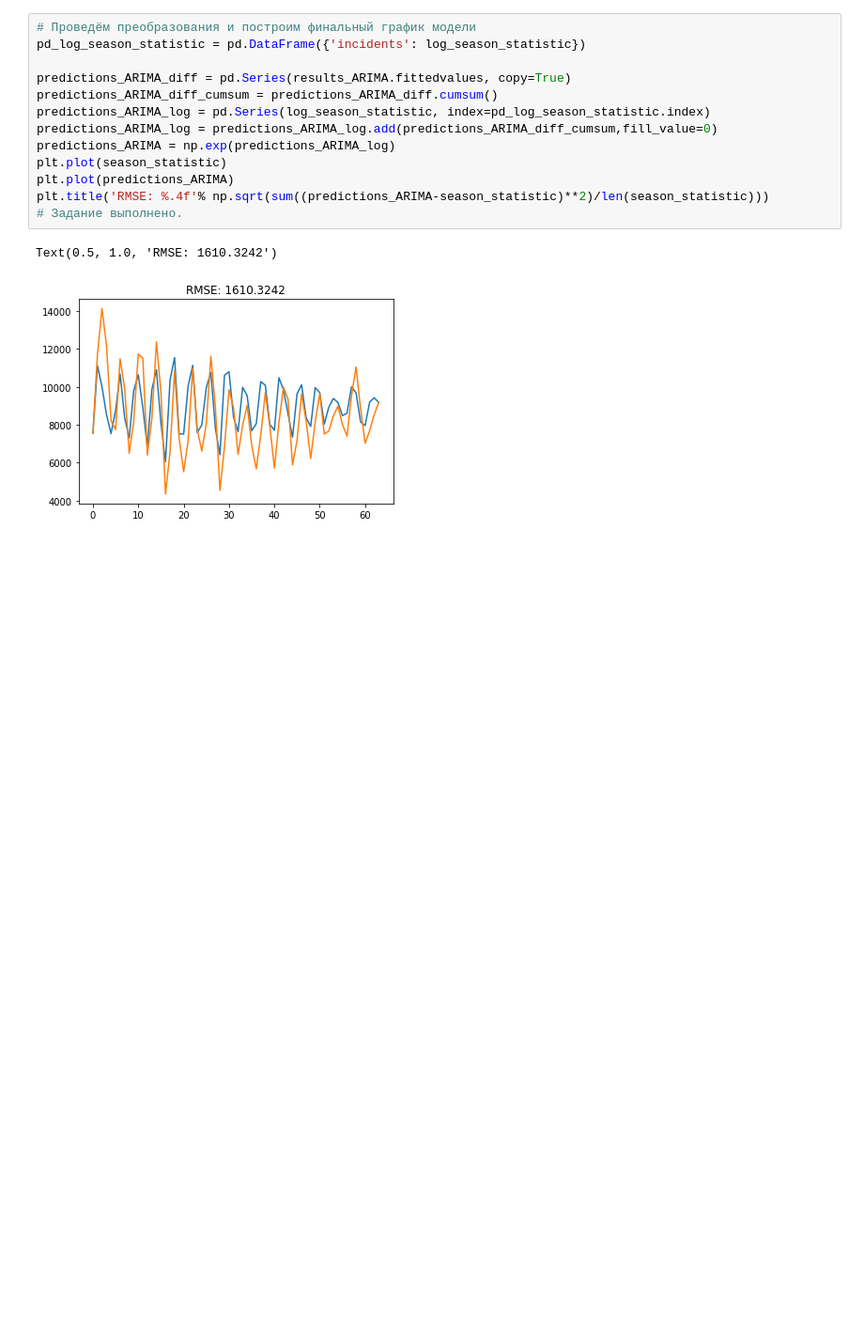
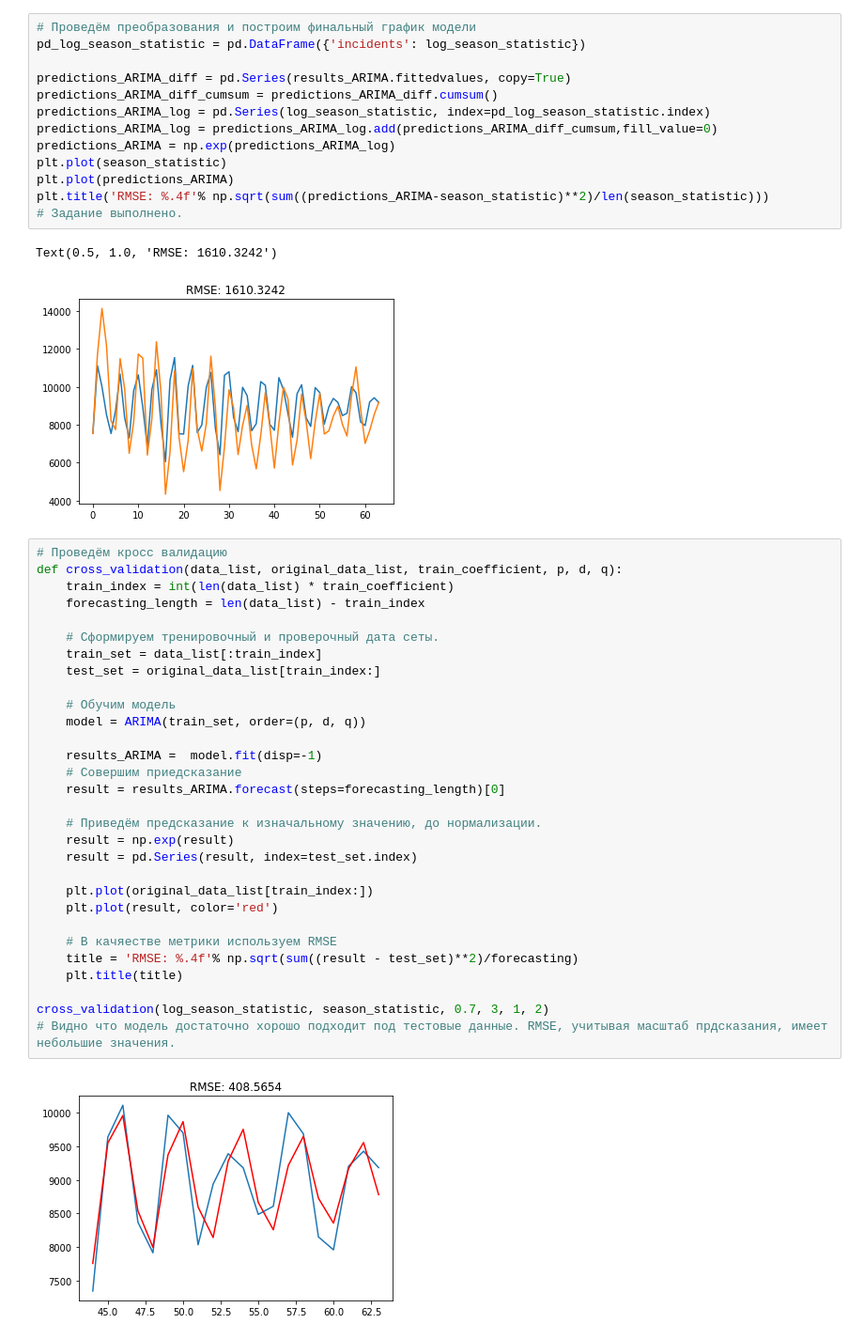
Before and after one commit to CarefreeSlacker/otus_homework10, a Jupyter notebook: homework-done.ipynb, the cells around one changed output. Shown at 94% size. Drawn from its saved outputs; the diff is of its cells as text; blank space fills up the shorter version.

Commit message:
#review-changes cross validation has been performed

```diff
--- a/homework-done.ipynb
+++ b/homework-done.ipynb
@@ -708,3 +708,35 @@ plt.title('RMSE: %.4f'% np.sqrt(sum((predictions_ARIMA-season_statistic)**2)/len
 # %% [output]
 Text(0.5, 1.0, 'RMSE: 1610.3242')
 [figure]
+# %%
+# Проведём кросс валидацию
+def cross_validation(data_list, original_data_list, train_coefficient, p, d, q):
+    train_index = int(len(data_list) * train_coefficient)
+    forecasting_length = len(data_list) - train_index
+
+    # Сформируем тренировочный и проверочный дата сеты.
+    train_set = data_list[:train_index]
+    test_set = original_data_list[train_index:]
+
+    # Обучим модель
+    model = ARIMA(train_set, order=(p, d, q))
+
+    results_ARIMA =  model.fit(disp=-1)
+    # Совершим приедсказание
+    result = results_ARIMA.forecast(steps=forecasting_length)[0]
+
+    # Приведём предсказание к изначальному значению, до нормализации.
+    result = np.exp(result)
+    result = pd.Series(result, index=test_set.index)
+
+    plt.plot(original_data_list[train_index:])
+    plt.plot(result, color='red')
+
+    # В качяестве метрики используем RMSE
+    title = 'RMSE: %.4f'% np.sqrt(sum((result - test_set)**2)/forecasting)
+    plt.title(title)
+
+cross_validation(log_season_statistic, season_statistic, 0.7, 3, 1, 2)
+# Видно что модель достаточно хорошо подходит под тестовые данные. RMSE, учитывая масштаб прдсказания, имеет небольшие значения.
+# %% [output]
+[figure, added]
```
Also changed, not shown: parts of 2 cells of this notebook.
